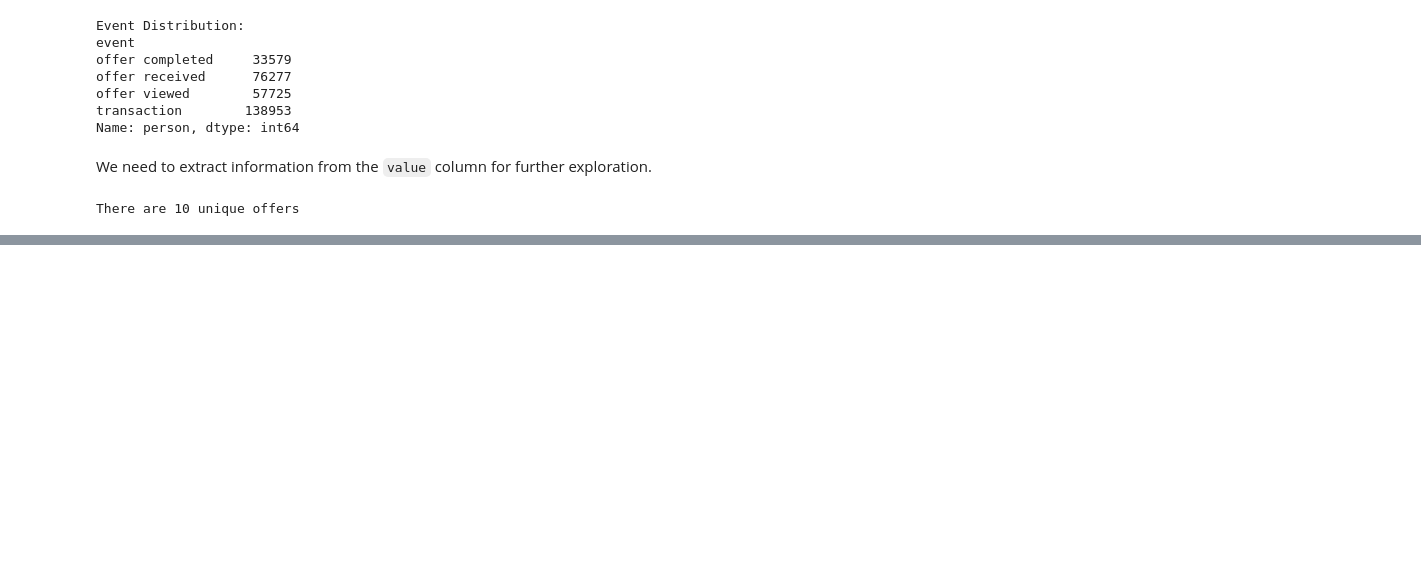
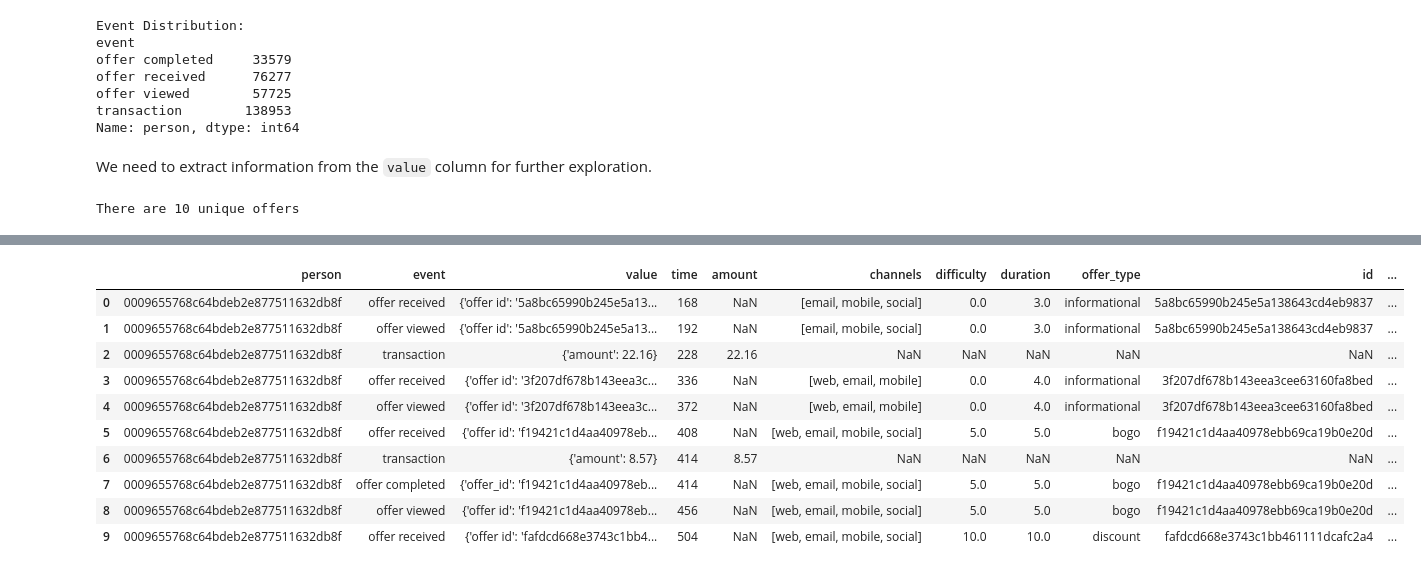
Before and after one commit to EraYJS/starbucks_capstone, a Jupyter notebook: Starbucks_Capstone_notebook.ipynb, the cells around one changed output, grey strips where cells are left out. Drawn from its saved outputs; the diff is of its cells as text; code cells hidden in the pictures; blank space fills up the shorter version.

```diff
--- a/Starbucks_Capstone_notebook.ipynb
+++ b/Starbucks_Capstone_notebook.ipynb
@@ -270,0 +319,8 @@ There are 10 unique offers
+# %%
+offer_completed = pf_ts_merge[(pf_ts_merge['event']=='transaction') |
+                              (pf_ts_merge['event']=='offer_viewed')] \
+                             [['time', 'offer_id', 'person', 'event']]
+
+offer_completed['offer_id'] = offer_completed['offer_id'].ffill()
+
+offer_completed.head(10)
@@ -270,0 +339,6 @@ There are 10 unique offers
+# %%
+pf_ts_merge = pf_ts_merge.merge(offer_completed,
+                                how='left',
+                                on=['person', 'time', 'event'])
+
+pf_ts_merge.head()
@@ -270,0 +352,21 @@ There are 10 unique offers
+# %%
+pf_ts_merge['offer_id'] = np.where(pf_ts_merge['offer_id_x'].isnull(),
+                                   pf_ts_merge['offer_id_y'],
+                                   pf_ts_merge['offer_id_x'])
+
+pf_ts_merge.drop(columns=['offer_id_x', 'offer_id_y', 'reward_x', 'reward_y'],
+                 axis=1, inplace=True)
+
+pf_ts_merge.head(10)
+# %% [output]
+|  | person | event | value | time | amount | channels | difficulty | duration | offer_type | id | ... |
+| 0 | 0009655768c64bdeb2e877511632db8f | offer received | {'offer id': '5a8bc65990b245e5a13... | 168 | NaN | [email, mobile, social] | 0.0 | 3.0 | informational | 5a8bc65990b245e5a138643cd4eb9837 | ... |
+| 1 | 0009655768c64bdeb2e877511632db8f | offer viewed | {'offer id': '5a8bc65990b245e5a13... | 192 | NaN | [email, mobile, social] | 0.0 | 3.0 | informational | 5a8bc65990b245e5a138643cd4eb9837 | ... |
+| 2 | 0009655768c64bdeb2e877511632db8f | transaction | {'amount': 22.16} | 228 | 22.16 | NaN | NaN | NaN | NaN | NaN | ... |
+| 3 | 0009655768c64bdeb2e877511632db8f | offer received | {'offer id': '3f207df678b143eea3c... | 336 | NaN | [web, email, mobile] | 0.0 | 4.0 | informational | 3f207df678b143eea3cee63160fa8bed | ... |
+| 4 | 0009655768c64bdeb2e877511632db8f | offer viewed | {'offer id': '3f207df678b143eea3c... | 372 | NaN | [web, email, mobile] | 0.0 | 4.0 | informational | 3f207df678b143eea3cee63160fa8bed | ... |
+| 5 | 0009655768c64bdeb2e877511632db8f | offer received | {'offer id': 'f19421c1d4aa40978eb... | 408 | NaN | [web, email, mobile, social] | 5.0 | 5.0 | bogo | f19421c1d4aa40978ebb69ca19b0e20d | ... |
+| 6 | 0009655768c64bdeb2e877511632db8f | transaction | {'amount': 8.57} | 414 | 8.57 | NaN | NaN | NaN | NaN | NaN | ... |
+| 7 | 0009655768c64bdeb2e877511632db8f | offer completed | {'offer_id': 'f19421c1d4aa40978eb... | 414 | NaN | [web, email, mobile, social] | 5.0 | 5.0 | bogo | f19421c1d4aa40978ebb69ca19b0e20d | ... |
+| 8 | 0009655768c64bdeb2e877511632db8f | offer viewed | {'offer id': 'f19421c1d4aa40978eb... | 456 | NaN | [web, email, mobile, social] | 5.0 | 5.0 | bogo | f19421c1d4aa40978ebb69ca19b0e20d | ... |
+| 9 | 0009655768c64bdeb2e877511632db8f | offer received | {'offer id': 'fafdcd668e3743c1bb4... | 504 | NaN | [web, email, mobile, social] | 10.0 | 10.0 | discount | fafdcd668e3743c1bb461111dcafc2a4 | ... |
```
Also changed, not shown: parts of 9 cells of this notebook.
